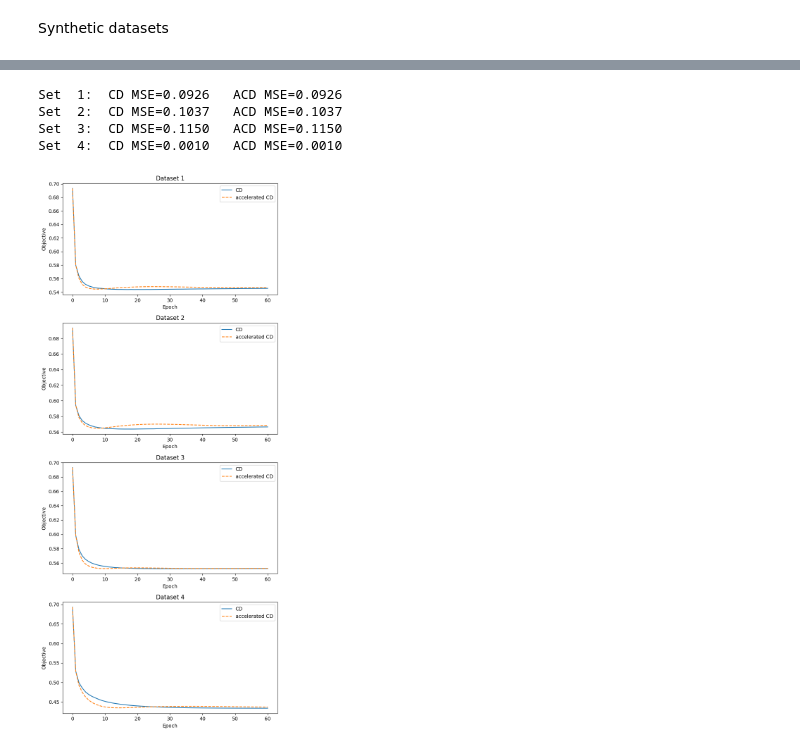
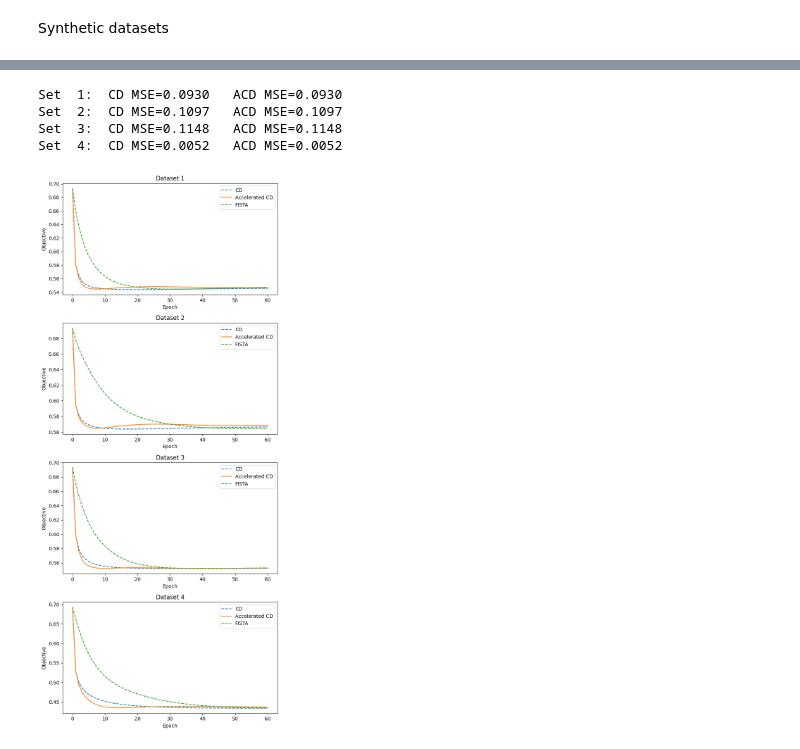
Before and after one commit to KarolinaMaczka/optymalizacja, a Jupyter notebook: cd.ipynb, the cells around one changed output, grey strips where cells are left out. Saved outputs shown, nothing was run; the diff lists cells and outputs as text; code cells hidden in the pictures.

Commit message:
fista

```diff
--- a/cd.ipynb
+++ b/cd.ipynb
@@ -224,38 +125,2 @@ MSE: 0.01191
 # %% [markdown]
 Synthetic datasets
-# %%
-from sklearn.datasets import make_classification
-
-configs = [
-    dict(n_samples=1000, n_features=500, n_informative=20,
-         n_redundant=50, flip_y=0.15, class_sep=0.5, random_state=0),
-    dict(n_samples=1500, n_features=1000, n_informative=30,
-         n_redundant=300, flip_y=0.25, class_sep=0.3, random_state=1),
-    dict(n_samples=800, n_features=400, n_informative=10, n_redundant=50,
-         n_clusters_per_class=2, flip_y=0.30, class_sep=0.2, random_state=2),
-    dict(n_samples=450, n_features=400, n_informative=10, n_redundant=50,
-         n_clusters_per_class=2, flip_y=0.40, class_sep=0.1, random_state=2)
-]
-
-lambd, epochs = 5e-4, 60
-fig, axes = plt.subplots(1, len(configs), figsize=(15, 4))
-
-for idx, cfg in enumerate(configs):
-    X, y = make_classification(**cfg)
-    X = StandardScaler().fit_transform(X)
-    y = y.astype(float)
-
-    w, history = acd_logreg_l1(X, y, lambd=lambd, epochs=epochs, seed=idx)
-    prob = sigmoid(X @ w)
-    mse = mean_squared_error(y, prob)
-    print(f"Dataset {idx+1}: MSE = {mse:.6f}")
-
-    ax = axes[idx]
-    ax.plot(history)
-    ax.set_title(f"Set {idx+1}")
-    ax.set_xlabel("Epoch")
-    ax.set_ylabel("Objective")
-
-plt.suptitle("Convergence")
-plt.tight_layout(rect=[0, 0, 1, 0.95])
-plt.show()
@@ -268,4 +127,6 @@ Dataset 4: MSE = 0.001370
 # %%
+from sklearn.datasets import make_classification
+from utils import sigmoid
 configs = [
     dict(n_samples=1000, n_features=500,  n_informative=20,  n_redundant=50,
          flip_y=0.15, class_sep=0.5, random_state=0),
@@ -273,37 +134,40 @@ configs = [
          flip_y=0.25, class_sep=0.3, random_state=1),
     dict(n_samples= 800, n_features=400,  n_informative=10,  n_redundant=50,
          n_clusters_per_class=2, flip_y=0.30, class_sep=0.2, random_state=2),
     dict(n_samples= 450, n_features=400,  n_informative=10,  n_redundant=50,
          n_clusters_per_class=2, flip_y=0.40, class_sep=0.1, random_state=3)
 ]
 from sklearn.datasets import make_classification
 
 lam, epochs = 5e-4, 60
 fig, axes = plt.subplots(len(configs), 1, figsize=(7, 4*len(configs)))
 
 for idx, cfg in enumerate(configs):
     X, y = make_classification(**cfg)
     X = StandardScaler().fit_transform(X); y = y.astype(float)
 
     w, hist_plain = cd_logreg_l1 (X, y, lam, epochs, seed=idx)
     w, hist_acc   = acd_logreg_l1(X, y, lam, epochs, seed=idx)
+    w, hist_fista = fista_logreg_l1(X, y, lambd=lam, epochs=epochs)
+
 
     mse_plain = mean_squared_error(y, sigmoid(X @ w))
     mse_acc   = mean_squared_error(y, sigmoid(X @ w))
     print(f"Set {idx+1:>2}:  CD MSE={mse_plain:.4f}   ACD MSE={mse_acc:.4f}")
 
     ax = axes[idx]
-    ax.plot(hist_plain, label="CD")
-    ax.plot(hist_acc,   label="accelerated CD", ls="--")
+    ax.plot(hist_plain, label="CD", linestyle="--")
+    ax.plot(hist_acc,   label="Accelerated CD")
+    ax.plot(hist_fista,   label="FISTA", linestyle="--")
     ax.set_title(f"Dataset {idx+1}")
     ax.set_xlabel("Epoch"); ax.set_ylabel("Objective")
     ax.legend()
 
 plt.tight_layout()
 plt.show()
 # %% [output]
-Set  1:  CD MSE=0.0926   ACD MSE=0.0926
-Set  2:  CD MSE=0.1037   ACD MSE=0.1037
-Set  3:  CD MSE=0.1150   ACD MSE=0.1150
-Set  4:  CD MSE=0.0010   ACD MSE=0.0010
+Set  1:  CD MSE=0.0930   ACD MSE=0.0930
+Set  2:  CD MSE=0.1097   ACD MSE=0.1097
+Set  3:  CD MSE=0.1148   ACD MSE=0.1148
+Set  4:  CD MSE=0.0052   ACD MSE=0.0052
-[figure, old version]
+[figure, new version]
```
Also changed, not shown: parts of 7 cells of this notebook, 6 other files.
